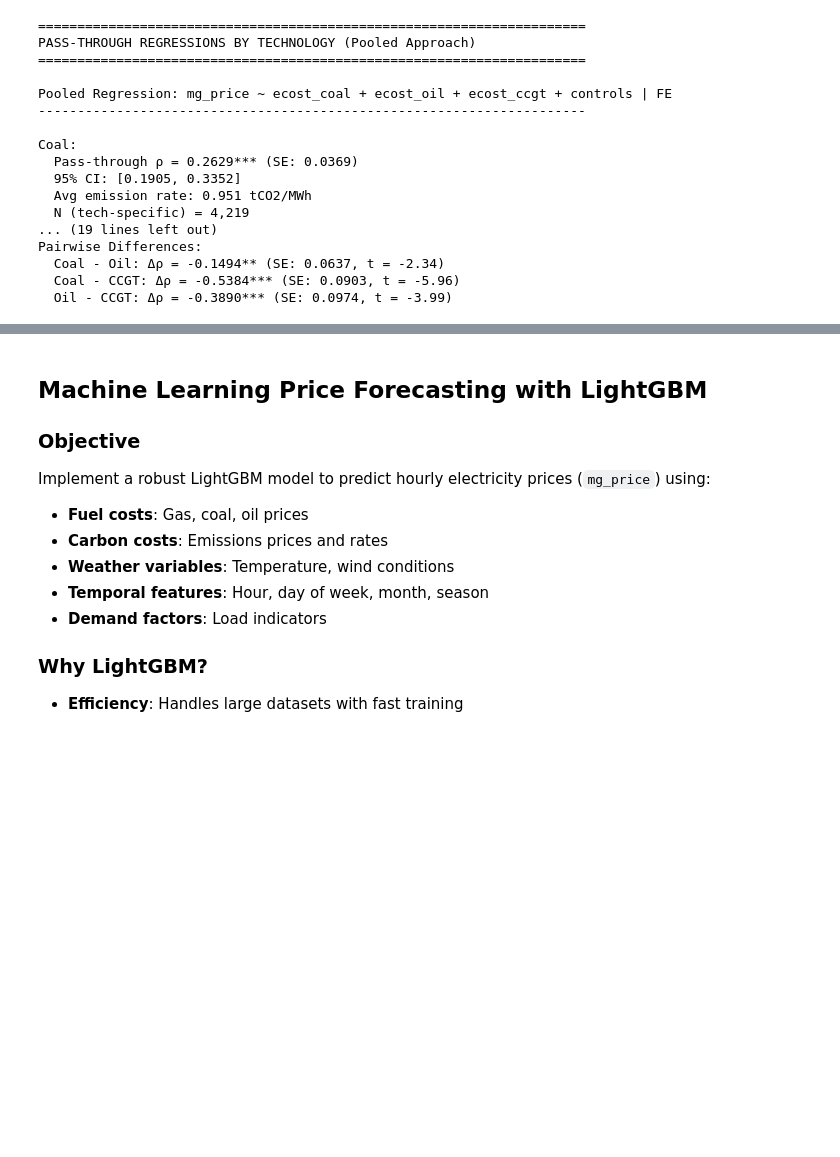
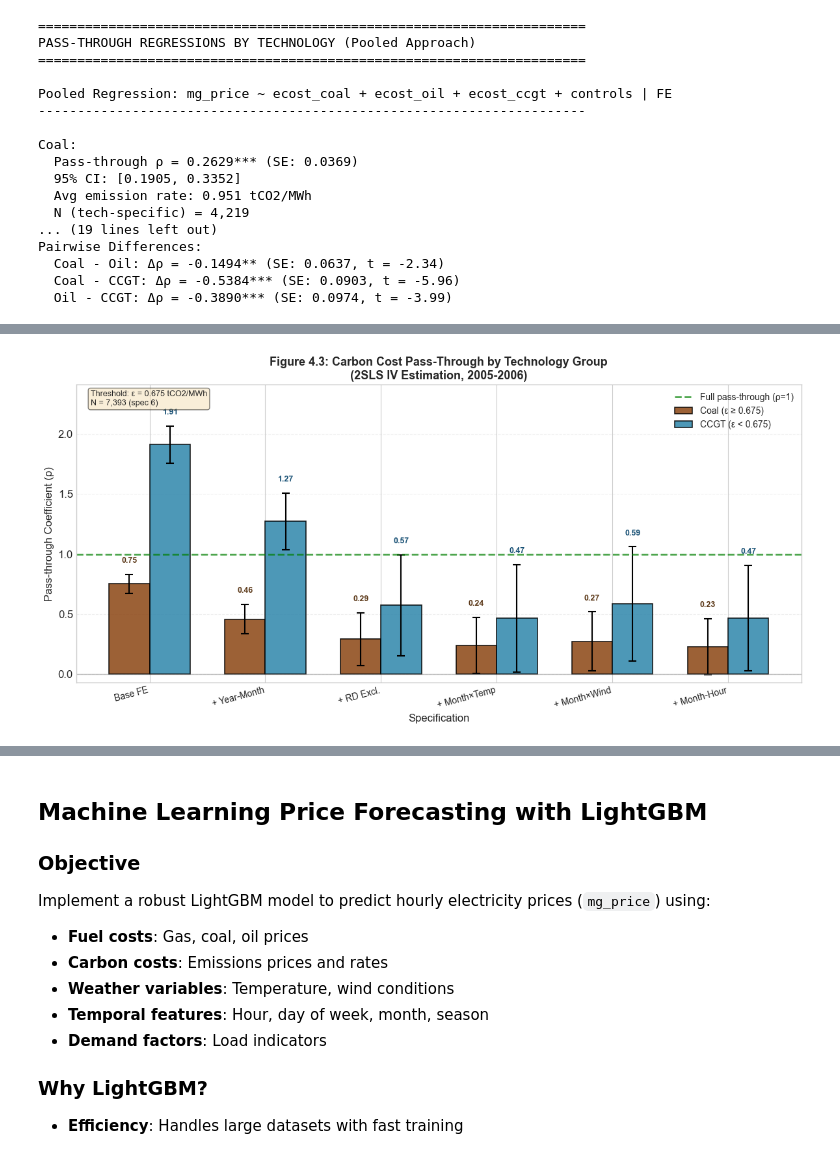
Before and after one commit to svenhominal/MGT-494_Project, a Jupyter notebook: extension_code_sven.ipynb, the cells around one changed output, grey strips where cells are left out. Cells and saved outputs as stored; diff of their text form; code cells hidden in the pictures; blank space fills up the shorter version.

```diff
--- a/extension_code_sven.ipynb
+++ b/extension_code_sven.ipynb
@@ -4577,0 +5165,86 @@ with market conditions, not just technology type.
+# %%
+# =============================================================================
+# FIGURE 4.3: PASS-THROUGH BY TECHNOLOGY ACROSS SPECIFICATIONS
+# =============================================================================
+
+fig, ax = plt.subplots(figsize=(12, 6))
+
+specs = ['(1)', '(2)', '(3)', '(4)', '(5)', '(6)']
+x = np.arange(len(specs))
+width = 0.35
+
+# Extract coefficients and standard errors
+coal_coefs = results_table['Coal']['coef']
+coal_ses = results_table['Coal']['se']
+ccgt_coefs = results_table['CCGT']['coef']
+ccgt_ses = results_table['CCGT']['se']
+
+# Plot bars
+bars_coal = ax.bar(x - width/2, coal_coefs, width, label=f'Coal (ε ≥ {ERATE_THRESHOLD})',
+                    color='#8B4513', edgecolor='black', linewidth=1.2, alpha=0.85)
+bars_ccgt = ax.bar(x + width/2, ccgt_coefs, width, label=f'CCGT (ε < {ERATE_THRESHOLD})',
+                    color='#2E86AB', edgecolor='black', linewidth=1.2, alpha=0.85)
+
+# Error bars (95% CI)
+ax.errorbar(x - width/2, coal_coefs, yerr=[1.96*s if not np.isnan(s) else 0 for s in coal_ses],
+            fmt='none', color='black', capsize=4, capthick=1.5, linewidth=1.5)
+ax.errorbar(x + width/2, ccgt_coefs, yerr=[1.96*s if not np.isnan(s) else 0 for s in ccgt_ses],
+            fmt='none', color='black', capsize=4, capthick=1.5, linewidth=1.5)
+
+# Reference line
+ax.axhline(y=1.0, color='green', linestyle='--', linewidth=2, alpha=0.7, label='Full pass-through (ρ=1)')
+ax.axhline(y=0, color='gray', linestyle='-', linewidth=1, alpha=0.5)
+
+# Add value labels
+for i in range(len(specs)):
+    if not np.isnan(coal_coefs[i]):
+        y_coal = coal_coefs[i] + 1.96*coal_ses[i] + 0.08
+        ax.text(x[i] - width/2, y_coal, f'{coal_coefs[i]:.2f}', ha='center', va='bottom',
+                fontsize=9, fontweight='bold', color='#5D3A1A')
+    if not np.isnan(ccgt_coefs[i]):
+        y_ccgt = ccgt_coefs[i] + 1.96*ccgt_ses[i] + 0.08
+        ax.text(x[i] + width/2, y_ccgt, f'{ccgt_coefs[i]:.2f}', ha='center', va='bottom',
+                fontsize=9, fontweight='bold', color='#1A5276')
+
+# Specification labels
+spec_labels = [
+    'Base FE',
+    '+ Year-Month',
+    '+ RD Excl.',
+    '+ Month×Temp',
+    '+ Month×Wind',
+    '+ Month-Hour'
+]
+
+ax.set_xticks(x)
+ax.set_xticklabels(spec_labels, fontsize=10, rotation=15, ha='right')
+ax.set_ylabel('Pass-through Coefficient (ρ)', fontsize=12)
+ax.set_xlabel('Specification', fontsize=12)
+ax.set_title('Figure 4.3: Carbon Cost Pass-Through by Technology Group\n(2SLS IV Estimation, 2005-2006)',
+             fontsize=13, fontweight='bold')
+
+# Y-axis limits
+y_min = min(min([c for c in coal_coefs if not np.isnan(c)]),
+            min([c for c in ccgt_coefs if not np.isnan(c)])) - 0.3
+y_max = max(max([c for c in coal_coefs if not np.isnan(c)]),
+            max([c for c in ccgt_coefs if not np.isnan(c)])) + 0.5
+ax.set_ylim(max(-0.5, y_min), min(3.0, y_max))
+
+ax.legend(loc='upper right', fontsize=10)
+ax.grid(axis='y', alpha=0.3, linestyle='--')
+
+# Add annotation box
+n_total = results_table['N'][5] if results_table['N'][5] > 0 else results_table['N'][2]
+textstr = f'Threshold: ε = {ERATE_THRESHOLD} tCO2/MWh\nN = {n_total:,} (spec 6)'
+props = dict(boxstyle='round', facecolor='wheat', alpha=0.5)
+ax.text(0.02, 0.98, textstr, transform=ax.transAxes, fontsize=9,
+        verticalalignment='top', bbox=props)
+
+plt.tight_layout()
+plt.savefig(f'{FIGURES}/figure_4_3_passthrough_by_technology_specs.png', dpi=150, bbox_inches='tight',
+            facecolor='white', edgecolor='none')
+plt.show()
+
+print(f"\nFigure saved to: {FIGURES}/figure_4_3_passthrough_by_technology_specs.png")
+# %% [output]
+[figure, added]
```
Also changed, not shown: parts of 21 cells of this notebook, 1 other file.
